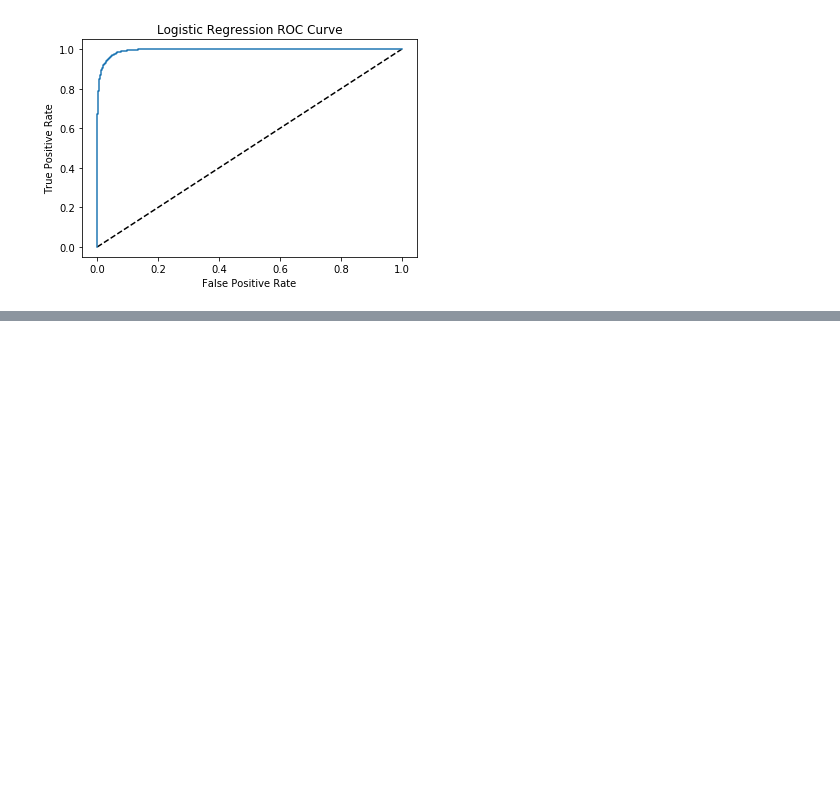
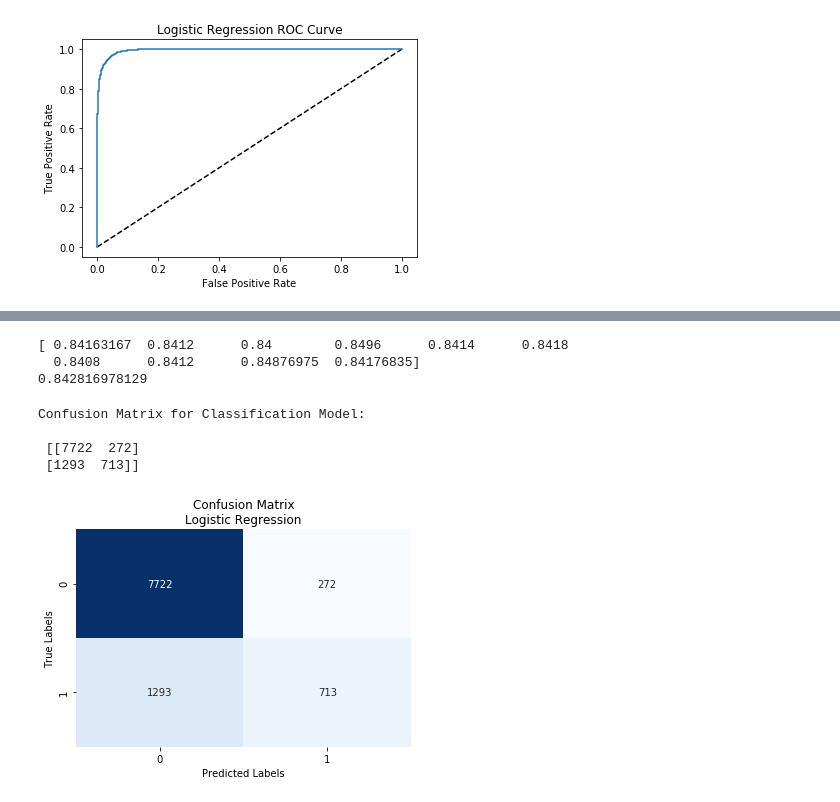
Before and after one commit to juliannarenaud/springboarddatasciencecourse, a Jupyter notebook: UltimateChallenge_JuliannaRenaud.ipynb, the cells around one changed output, grey strips where cells are left out. Saved outputs shown, nothing was run; the diff lists cells and outputs as text; code cells hidden in the pictures; blank space fills up the shorter version.

```diff
--- a/UltimateChallenge_JuliannaRenaud.ipynb
+++ b/UltimateChallenge_JuliannaRenaud.ipynb
@@ -583,0 +686,4 @@ plt.show();
+# %%
+#Drop the date columns
+df_new = df_new.drop(['signup_date', 'last_trip_date', 'recent', 'frequent', 'sum'], axis=1)
+df_new.info()
@@ -583,0 +707,5 @@ plt.show();
+# %%
+y1 = df_new['retained'].values
+X1 = df_new.drop('retained', axis = 1).values
+
+print(y1)
@@ -583,0 +714,7 @@ plt.show();
+# %%
+#Split the data into training and test set
+from sklearn.model_selection import train_test_split
+X_train1, X_test1, y_train1, y_test1 = train_test_split(X1, y1, test_size = 0.2, random_state = 21, stratify=y)
+
+print ('Train shape: '+ str(X_train1.shape)+str(y_train1.shape))
+print ('Test shape: ' +str(X_test1.shape)+str( y_test1.shape))
@@ -583,0 +724,14 @@ plt.show();
+# %%
+#Logistic Regression
+model1 = LogisticRegression()
+
+model1.fit(X_train1, y_train1)
+
+predicted1 = model1.predict(X_test1)
+probs1 = model1.predict_proba(X_test1)
+
+print ('Accuracy Score:', metrics.accuracy_score(y_test1, predicted1))
+print ('ROC Score:', metrics.roc_auc_score(y_test1, probs1[:, 1]))
+
+print(confusion_matrix(y_test1, predicted1))
+print(classification_report(y_test1, predicted1))
@@ -583,0 +749,28 @@ plt.show();
+# %%
+scores1 = cross_val_score(LogisticRegression(), X1, y1, scoring='accuracy', cv=10)
+
+print (scores1)
+print (scores1.mean())
+# %% [output]
+[ 0.84163167  0.8412      0.84        0.8496      0.8414      0.8418
+  0.8408      0.8412      0.84876975  0.84176835]
+0.842816978129
+# %%
+#Printing confusion Matrix
+logreg_confusion_matrix1 = confusion_matrix(y_test1, predicted1, labels=[0,1])
+print("\n\nConfusion Matrix for Classification Model:\n\n",logreg_confusion_matrix1)
+
+plt.figure()
+sns.heatmap(logreg_confusion_matrix1, annot=True, cbar=False, cmap="Blues", fmt="d")
+#string formatting 'd' gives decimal integer
+plt.xlabel("Predicted Labels")
+plt.ylabel("True Labels")
+plt.title("Confusion Matrix\nLogistic Regression")
+
+plt.show()
+# %% [output]
+Confusion Matrix for Classification Model:
+
+ [[7722  272]
+ [1293  713]]
+[figure, added]
```
Also changed, not shown: parts of 17 cells of this notebook.
